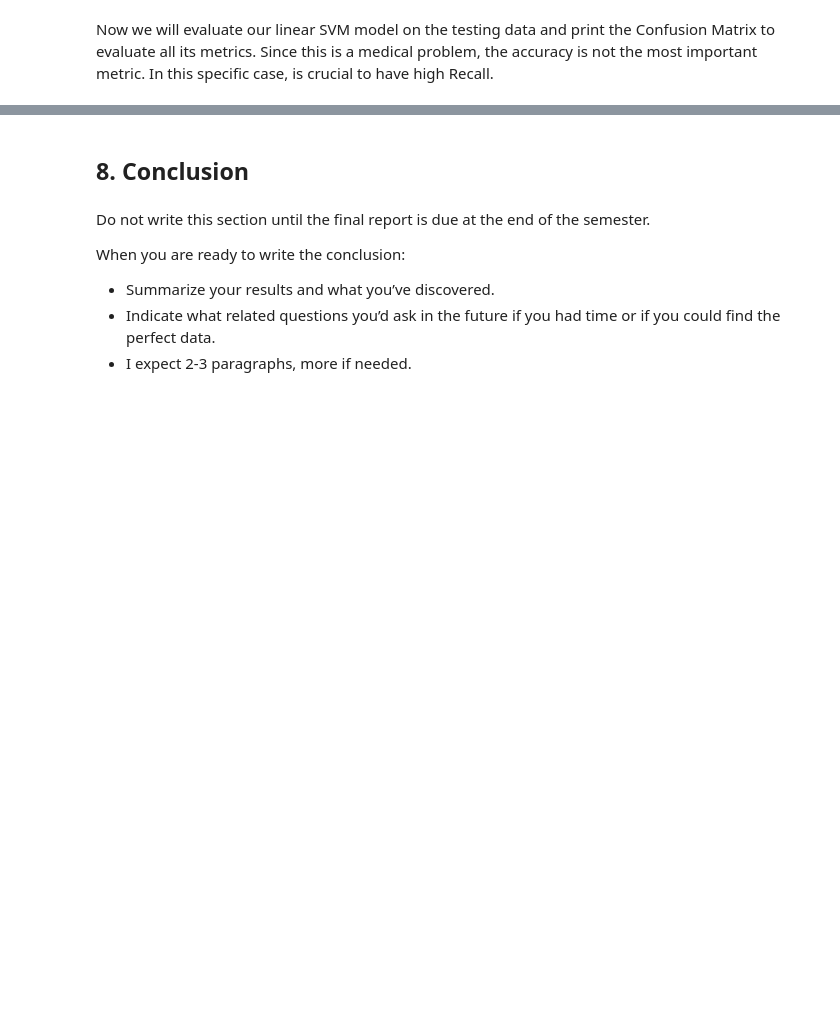
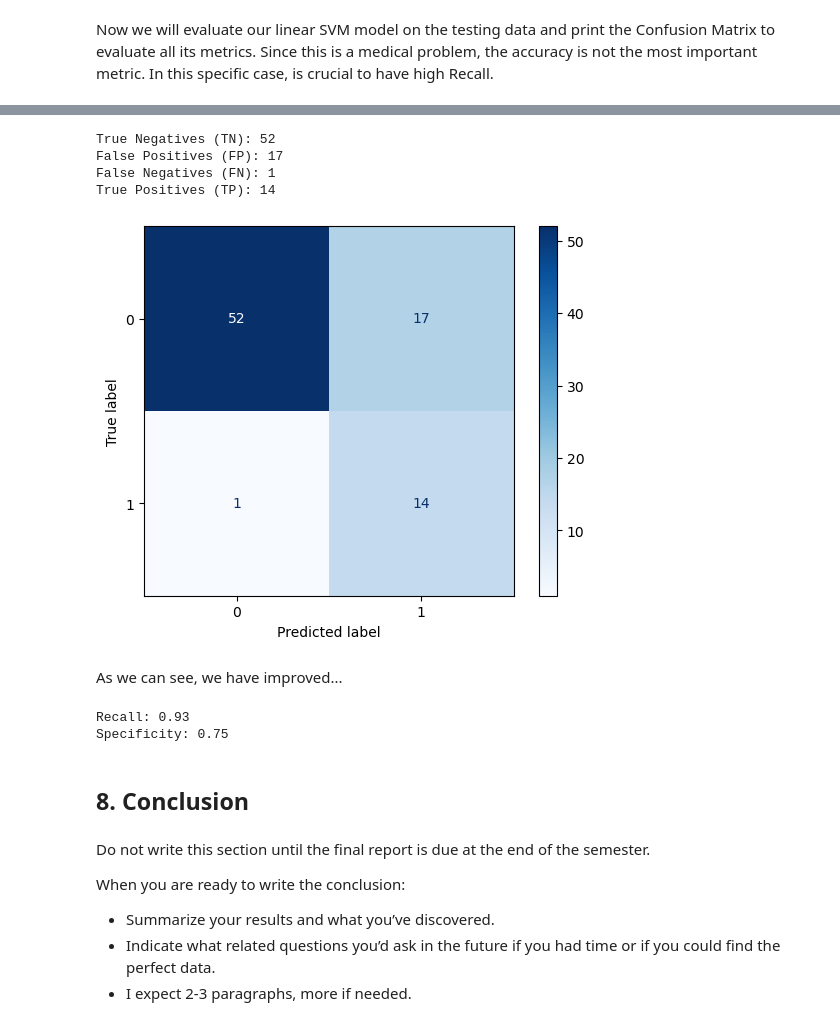
Before and after one commit to Carlos-PC05/FinalProjectCS-362, a Jupyter notebook: FinalReport_SP26_RV_PC_MASTERFILE.ipynb, the cells around one changed output, grey strips where cells are left out. Drawn from its saved outputs; the diff is of its cells as text; code cells hidden in the pictures; blank space fills up the shorter version.

```diff
--- a/FinalReport_SP26_RV_PC_MASTERFILE.ipynb
+++ b/FinalReport_SP26_RV_PC_MASTERFILE.ipynb
@@ -1682,3 +1722,38 @@ disp_svm_linear.plot(cmap = plt.cm.Blues)
+# %%
+#Cuilding the confusion matrix with the new threshold
+y_pred_custom = (y_test_score >= threshold).astype(int)
+
+cm_svm_linear_custom = confusion_matrix(y_binary_test, y_pred_custom)
+
+disp_svm_linear = ConfusionMatrixDisplay(confusion_matrix = cm_svm_linear_custom, display_labels = svm_linear.classes_)
+disp_svm_linear.plot(cmap = plt.cm.Blues)
+
+#Getting the results
+tn, fp, fn, tp = cm_svm_linear_custom.ravel()
+
+# Ahora puedes imprimir los resultados como texto personalizado
+print(f"True Negatives (TN): {tn}")
+print(f"False Positives (FP): {fp}")
+print(f"False Negatives (FN): {fn}")
+print(f"True Positives (TP): {tp}")
+# %% [output]
+True Negatives (TN): 52
+False Positives (FP): 17
+False Negatives (FN): 1
+True Positives (TP): 14
+[figure, added]
+# %% [markdown]
+As we can see, we have improved...
+# %%
+#Calculate Recall, Precision, and F1-Score
+recall = tp / (tp + fn)
+specificity = tn / (tn + fp)
+
+print(f"Recall: {recall:.2f}")
+print(f"Specificity: {specificity:.2f}")
+# %% [output]
+Recall: 0.93
+Specificity: 0.75
 # %% [markdown]
 ## 8. Conclusion
 # %% [markdown]
```
Also changed, not shown: parts of 22 cells of this notebook.
